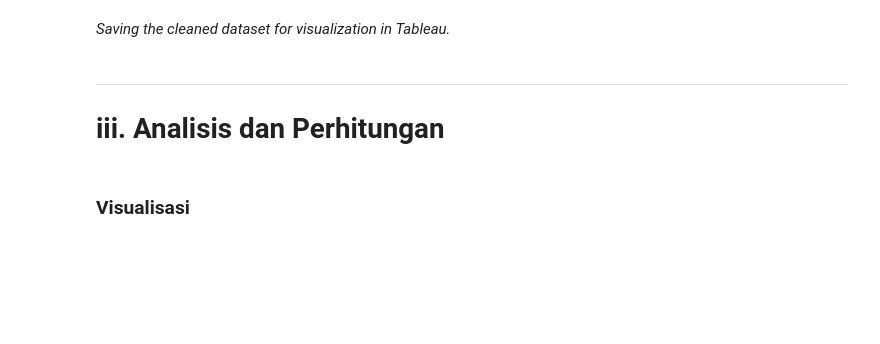
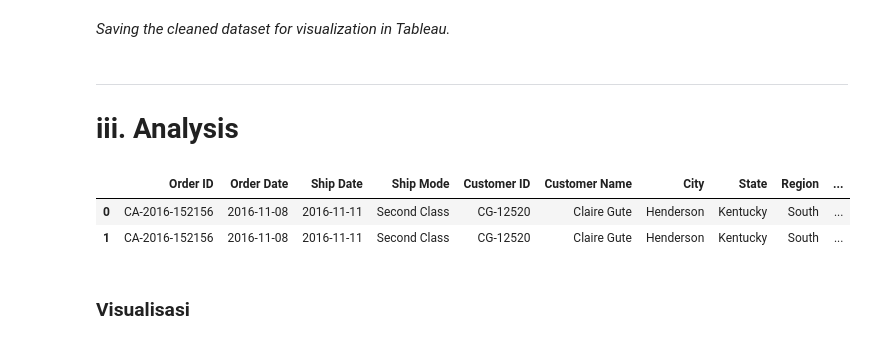
Before and after one commit to fahrizanrasyad/superstore-analysis, a Jupyter notebook: superstore_fahrizan-rasyad.ipynb, the cells around one changed output. Saved outputs shown, nothing was run; the diff lists cells and outputs as text; code cells hidden in the pictures; blank space fills up the shorter version.

```diff
--- a/superstore_fahrizan-rasyad.ipynb
+++ b/superstore_fahrizan-rasyad.ipynb
@@ -194,2 +240,0 @@ ubah tipe data
-# %%
-df = df.drop(columns=['Unnamed: 0', 'page_url', 'location', 'purpose', 'location_id'])
@@ -198,3 +240,0 @@ df = df.drop(columns=['Unnamed: 0', 'page_url', 'location', 'purpose', 'location
-# %%
-df = df[(df['Total_Area'] > 0)]
-df = df[df['price'] > 0]
@@ -202,0 +246,2 @@ df = df[df['price'] > 0]
+# %%
+df = df.drop(columns=['Row ID', 'Segment', 'Country', 'Postal Code'])
@@ -208,7 +255,13 @@ df = df[df['price'] > 0]
 *Saving the cleaned dataset for visualization in Tableau.*
 # %% [markdown]
 --------------------------
-# iii. Analisis dan Perhitungan
+# iii. Analysis
+# %%
+df.head(2)
+# %% [output]
+|  | Order ID | Order Date | Ship Date | Ship Mode | Customer ID | Customer Name | City | State | Region | ... |
+| 0 | CA-2016-152156 | 2016-11-08 | 2016-11-11 | Second Class | CG-12520 | Claire Gute | Henderson | Kentucky | South | ... |
+| 1 | CA-2016-152156 | 2016-11-08 | 2016-11-11 | Second Class | CG-12520 | Claire Gute | Henderson | Kentucky | South | ... |
 # %% [markdown]
 ### Visualisasi
 # %% [markdown]
```
Also changed, not shown: parts of 13 cells of this notebook.
